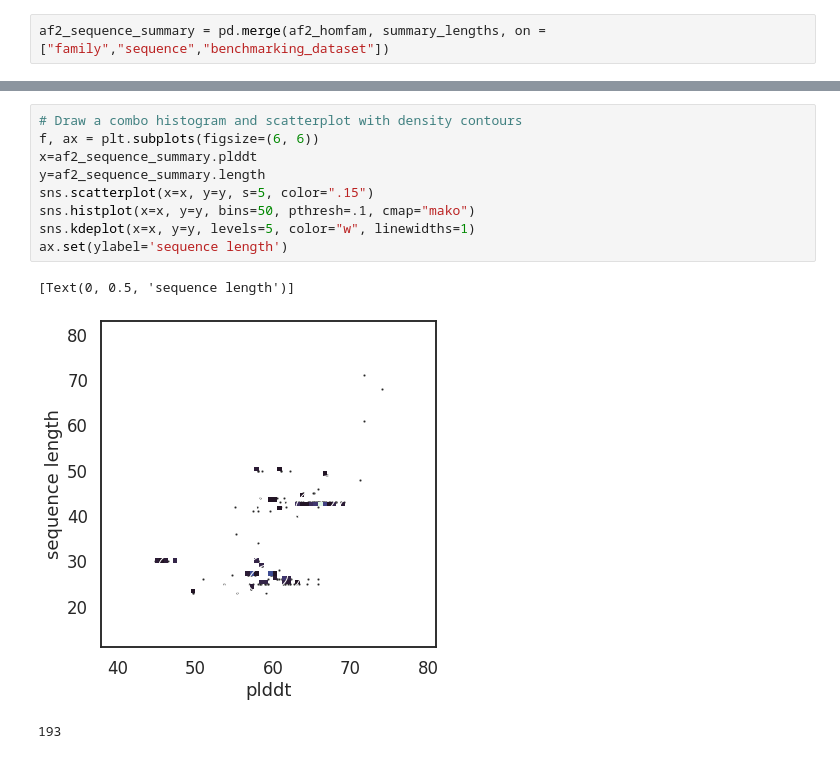
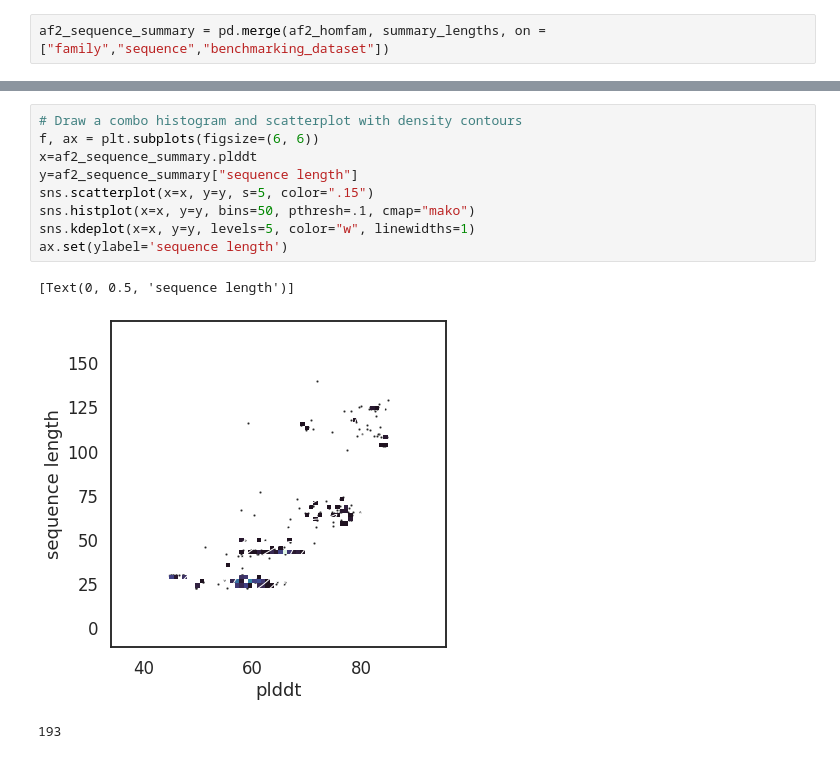
Before and after one commit to luisas/nf_structural_regression, a Jupyter notebook: notebook/04_AF2_benchmark.ipynb, the cells around one changed output, grey strips where cells are left out. Drawn from its saved outputs; the diff is of its cells as text.

```diff
--- a/notebook/04_AF2_benchmark.ipynb
+++ b/notebook/04_AF2_benchmark.ipynb
@@ -139,15 +141,15 @@ summary_lengths
 # %%
 # Draw a combo histogram and scatterplot with density contours
 f, ax = plt.subplots(figsize=(6, 6))
 x=af2_sequence_summary.plddt
-y=af2_sequence_summary.length
+y=af2_sequence_summary["sequence length"]
 sns.scatterplot(x=x, y=y, s=5, color=".15")
 sns.histplot(x=x, y=y, bins=50, pthresh=.1, cmap="mako")
 sns.kdeplot(x=x, y=y, levels=5, color="w", linewidths=1)
 ax.set(ylabel='sequence length')
 # %% [output]
 [Text(0, 0.5, 'sequence length')]
-[figure, old version]
+[figure, new version]
 # %%
 # %% [output]
 193
```
Also changed, not shown: parts of 6 cells of this notebook, 21 other files.
